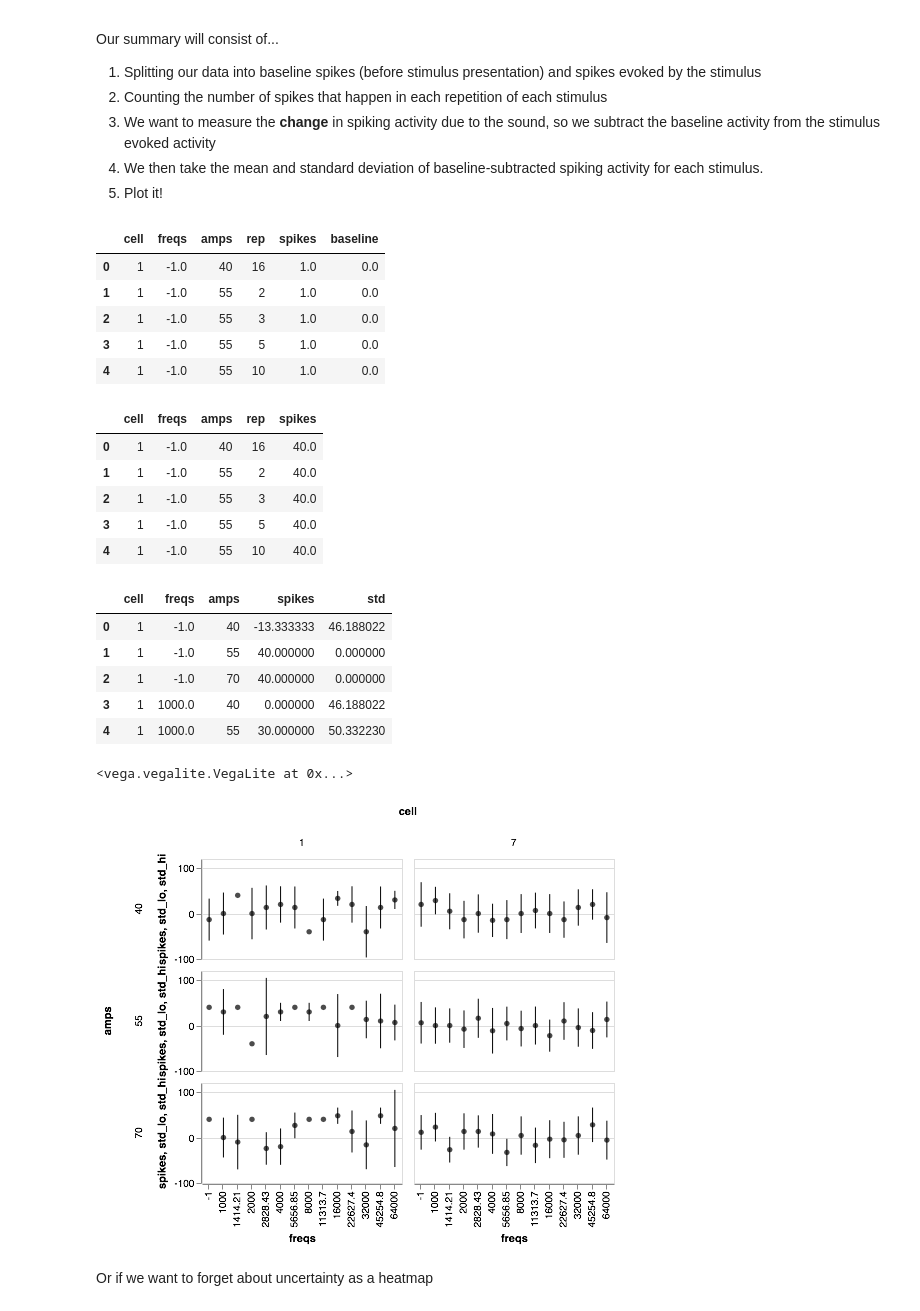
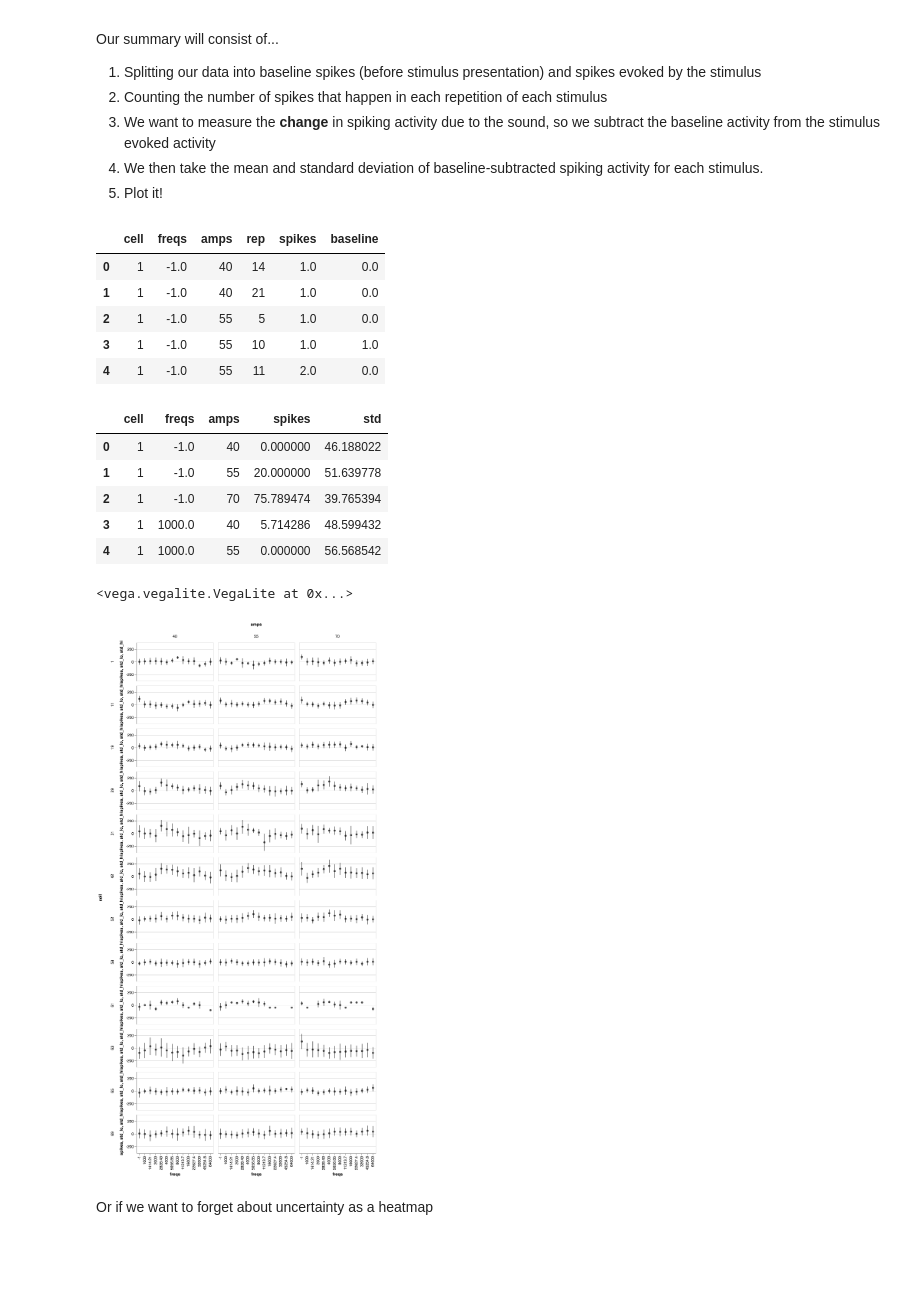
Before and after one commit to wehr-lab/bootcamp_2018, a Jupyter notebook: bootcamp_2018.ipynb, the cells around one changed output. Drawn from its saved outputs; the diff is of its cells as text; code cells hidden in the pictures; blank space fills up the shorter version.

```diff
--- a/bootcamp_2018.ipynb
+++ b/bootcamp_2018.ipynb
@@ -30,7 +32,7 @@ we reduced our spiketime data into 'long' format data - where every row is an ob
 We also combined all cells into a single file with clean_out_dir.m. First lets find our file
 # %%
 # start with tuning curves
-tc_dir = os.path.join(os.getcwd(),'data','tones')
+tc_dir = os.path.join(os.getcwd(),'data','sili_probes','TC')
 # make a string with a wildcard to search for the file
 tc_search = tc_dir + os.sep + "*combined*.csv"
 tc_fns = glob(tc_search)
@@ -158,8 +165,10 @@ Our summary will consist of...
 4. We then take the mean and standard deviation of baseline-subtracted spiking activity for each stimulus.
 5. Plot it!
 # %%
+window = 75
+
 # select just spikes within stim, aggregate
-df_stim = df.loc[(df['spikes']>0) & (df['spikes']<df['dur'])]
+df_stim = df.loc[(df['spikes']>0) & (df['spikes']<window)]
 # subset columns
 df_stim = df_stim[['spikes','freqs','amps','cell','rep']]
 # groupby cell, rep, and stim params, then count the number of spikes
@@ -168,7 +177,7 @@ df_stim = df_stim.groupby(['cell','freqs','amps','rep']).count()
 df_stim = pd.DataFrame(df_stim.to_records())
 
 # same for baseline
-df_base = df.loc[(df['spikes']<0) & (df['spikes']>=df['dur']*-1.)]
+df_base = df.loc[(df['spikes']<0) & (df['spikes']>=window*-1.)]
 df_base = df_base[['spikes','freqs','amps','cell','rep']]
 df_base = df_base.groupby(['cell','freqs','amps','rep']).count()
 df_base = pd.DataFrame(df_base.to_records())
@@ -193,11 +202,11 @@ df_tc.fillna(0,inplace=True)
 df_tc.head()
 # %% [output]
 |  | cell | freqs | amps | rep | spikes | baseline |
-| 0 | 1 | -1.0 | 40 | 16 | 1.0 | 0.0 |
-| 1 | 1 | -1.0 | 55 | 2 | 1.0 | 0.0 |
-| 2 | 1 | -1.0 | 55 | 3 | 1.0 | 0.0 |
-| 3 | 1 | -1.0 | 55 | 5 | 1.0 | 0.0 |
-| 4 | 1 | -1.0 | 55 | 10 | 1.0 | 0.0 |
+| 0 | 1 | -1.0 | 40 | 14 | 1.0 | 0.0 |
+| 1 | 1 | -1.0 | 40 | 21 | 1.0 | 0.0 |
+| 2 | 1 | -1.0 | 55 | 5 | 1.0 | 0.0 |
+| 3 | 1 | -1.0 | 55 | 10 | 1.0 | 1.0 |
+| 4 | 1 | -1.0 | 55 | 11 | 2.0 | 0.0 |
 # %%
 # subtract
 df_tc['spikes'] = df_tc['spikes']-df_tc['baseline']
@@ -207,15 +216,6 @@ df_tc.drop('baseline', axis=1,inplace=True)
 # divide by the duration to get mean spikes/s
 # (assuming durations uniform)
 df_tc['spikes'] = df_tc['spikes']/(df['dur'][0]/1000.)
-
-df_tc.head()
-# %% [output]
-|  | cell | freqs | amps | rep | spikes |
-| 0 | 1 | -1.0 | 40 | 16 | 40.0 |
-| 1 | 1 | -1.0 | 55 | 2 | 40.0 |
-| 2 | 1 | -1.0 | 55 | 3 | 40.0 |
-| 3 | 1 | -1.0 | 55 | 5 | 40.0 |
-| 4 | 1 | -1.0 | 55 | 10 | 40.0 |
 # %%
 # aggregate over repetitions
 df_tc_summary = df_tc.groupby(['cell','freqs','amps']).mean()
@@ -237,36 +237,36 @@ df_tc_summary.rename(index=str,
 df_tc_summary.head()
 # %% [output]
 |  | cell | freqs | amps | spikes | std |
-| 0 | 1 | -1.0 | 40 | -13.333333 | 46.188022 |
-| 1 | 1 | -1.0 | 55 | 40.000000 | 0.000000 |
-| 2 | 1 | -1.0 | 70 | 40.000000 | 0.000000 |
-| 3 | 1 | 1000.0 | 40 | 0.000000 | 46.188022 |
-| 4 | 1 | 1000.0 | 55 | 30.000000 | 50.332230 |
+| 0 | 1 | -1.0 | 40 | 0.000000 | 46.188022 |
+| 1 | 1 | -1.0 | 55 | 20.000000 | 51.639778 |
+| 2 | 1 | -1.0 | 70 | 75.789474 | 39.765394 |
+| 3 | 1 | 1000.0 | 40 | 5.714286 | 48.599432 |
+| 4 | 1 | 1000.0 | 55 | 0.000000 | 56.568542 |
 # %%
 df_tc_summary['std_lo'] = df_tc_summary['spikes']-df_tc_summary['std']
 df_tc_summary['std_hi'] = df_tc_summary['spikes']+df_tc_summary['std']
 
 points = alt.Chart().mark_circle(
             ).encode(
                 x=alt.X('freqs:O'),
                 y=alt.Y('spikes:Q'),
                 color=alt.value('black')
             ).properties(
                 width = 200,
                 height = 100
             )
 
 bars = alt.Chart().mark_rule().encode(
 y=alt.Y('std_lo:Q'),
 y2=alt.Y('std_hi:Q'),
 x=alt.X('freqs:O'))
 
 chart = points+bars
 
-chart.facet(row='amps:O',column='cell:N',data=df_tc_summary)
+chart.facet(row='cell:N',column='amps:O',data=df_tc_summary)
 # %% [output]
 <vega.vegalite.VegaLite at 0x...>
-[figure, old version]
+[figure, new version]
 # %% [markdown]
 Or if we want to forget about uncertainty as a heatmap
 # %%
```
Also changed, not shown: parts of 24 cells of this notebook, 1 other file.
